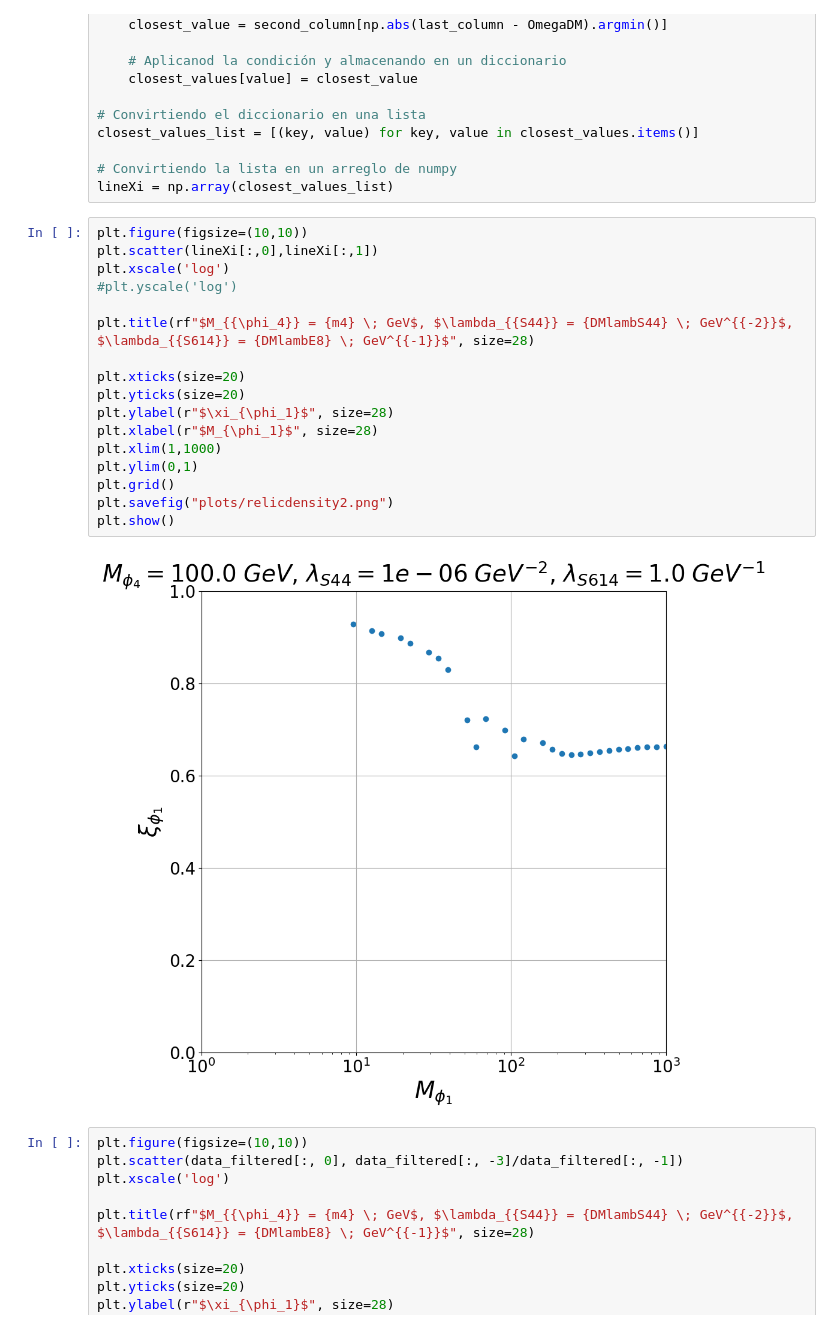
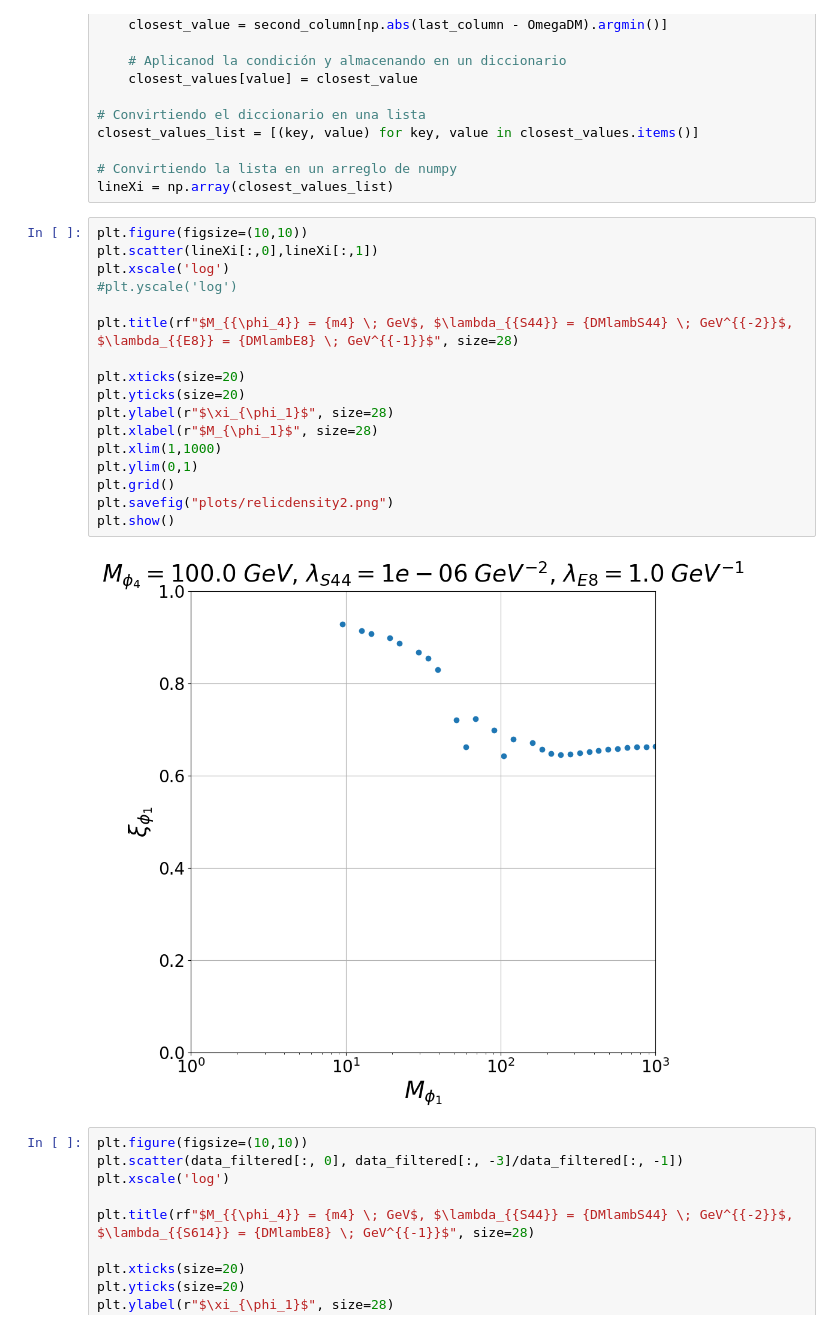
Before and after one commit to sgogoeg/tdg, a Jupyter notebook: Scripts/EFFZ8/LambE8Complex/plots_and_analysis.ipynb, the cells around one changed output. Saved outputs shown, nothing was run; the diff lists cells and outputs as text.

```diff
--- a/Scripts/EFFZ8/LambE8Complex/plots_and_analysis.ipynb
+++ b/Scripts/EFFZ8/LambE8Complex/plots_and_analysis.ipynb
@@ -213,22 +213,22 @@ lineXi = np.array(closest_values_list)
 # %%
 plt.figure(figsize=(10,10))
 plt.scatter(lineXi[:,0],lineXi[:,1])
 plt.xscale('log')
 #plt.yscale('log')
 
-plt.title(rf"$M_{{\phi_4}} = {m4} \; GeV$, $\lambda_{{S44}} = {DMlambS44} \; GeV^{{-2}}$, $\lambda_{{S614}} = {DMlambE8} \; GeV^{{-1}}$", size=28)
+plt.title(rf"$M_{{\phi_4}} = {m4} \; GeV$, $\lambda_{{S44}} = {DMlambS44} \; GeV^{{-2}}$, $\lambda_{{E8}} = {DMlambE8} \; GeV^{{-1}}$", size=28)
 
 plt.xticks(size=20)
 plt.yticks(size=20)
 plt.ylabel(r"$\xi_{\phi_1}$", size=28)
 plt.xlabel(r"$M_{\phi_1}$", size=28)
 plt.xlim(1,1000)
 plt.ylim(0,1)
 plt.grid()
 plt.savefig("plots/relicdensity2.png")
 plt.show()
 # %% [output]
-[figure, old version]
+[figure, new version]
 # %%
 plt.figure(figsize=(10,10))
 plt.scatter(data_filtered[:, 0], data_filtered[:, -3]/data_filtered[:, -1])
```
Also changed, not shown: 48 other files.
